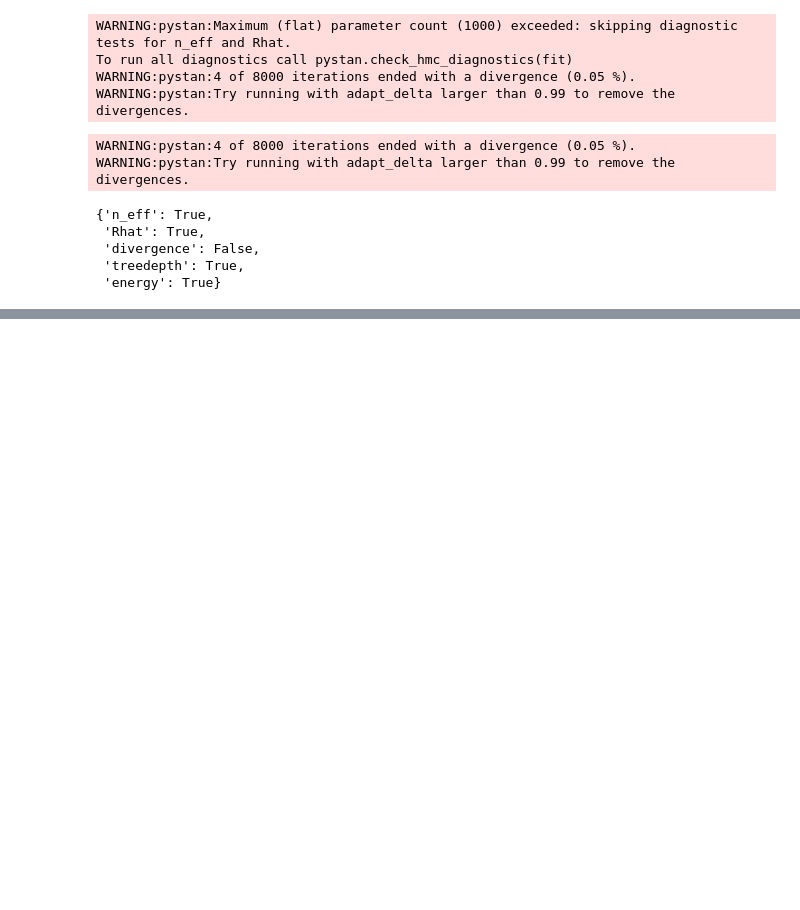
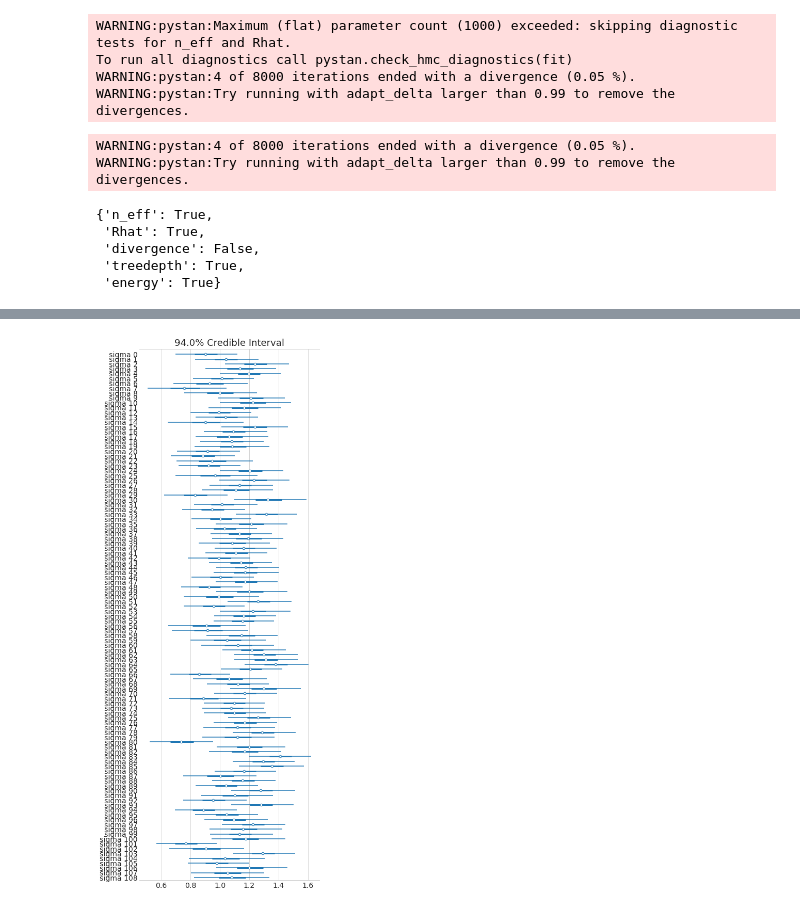
Before and after one commit to jhrcook/demeter2-stan, a Jupyter notebook: notebooks/005_demeter2-in-stan.ipynb, the cells around one changed output, grey strips where cells are left out. Cells and saved outputs as stored; diff of their text form; code cells hidden in the pictures; blank space fills up the shorter version.

```diff
--- a/notebooks/005_demeter2-in-stan.ipynb
+++ b/notebooks/005_demeter2-in-stan.ipynb
@@ -626,3 +637,8 @@ plt.show()
+# %%
+az.plot_forest(az_d2_m4, var_names=['sigma'], combined=True)
+plt.show()
+# %% [output]
+[figure, added]
 # %%
 az.plot_ppc(az_d2_m4, data_pairs={'y':'y_pred'}, num_pp_samples=100)
 plt.show()
```
Also changed, not shown: parts of 39 cells of this notebook, 23 other files.
